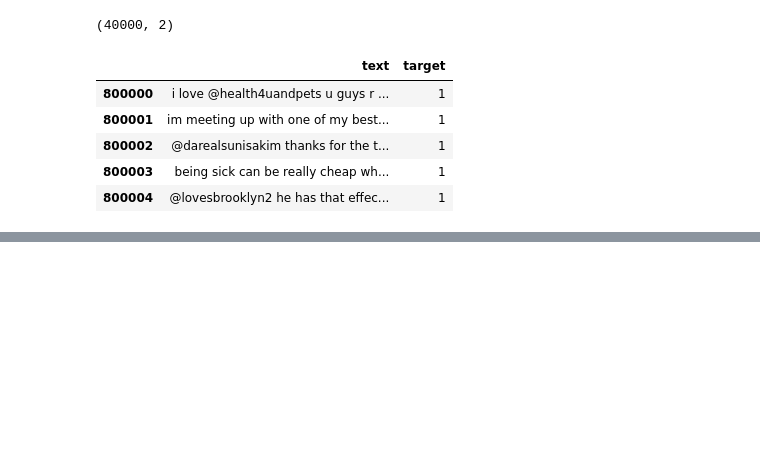
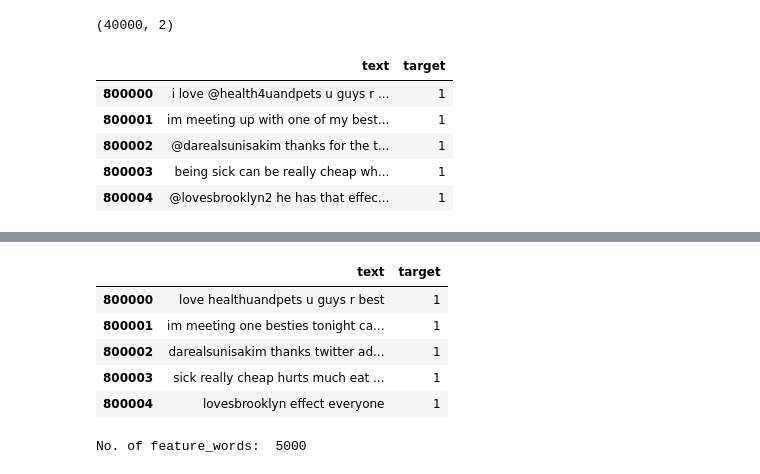
Before and after one commit to shayan-naghizade/ML_Practice, a Jupyter notebook: Sentiment Analysis with SVM/code.ipynb, the cells around one changed output, grey strips where cells are left out. Saved outputs shown, nothing was run; the diff lists cells and outputs as text; code cells hidden in the pictures; blank space fills up the shorter version.

```diff
--- a/Sentiment Analysis with SVM/code.ipynb
+++ b/Sentiment Analysis with SVM/code.ipynb
@@ -107,0 +250,11 @@ df['text'] = df['text'].apply(remove_stopwords)
+# %%
+ndata=df
+ndata['text'] = df['text'].apply(lambda x: ' '.join(x) )
+ndata.head()
+# %% [output]
+|  | text | target |
+| 800000 | love healthuandpets u guys r best | 1 |
+| 800001 | im meeting one besties tonight ca... | 1 |
+| 800002 | darealsunisakim thanks twitter ad... | 1 |
+| 800003 | sick really cheap hurts much eat ... | 1 |
+| 800004 | lovesbrooklyn effect everyone | 1 |
@@ -107,0 +267,7 @@ df['text'] = df['text'].apply(remove_stopwords)
+# %%
+from sklearn.feature_extraction.text import TfidfVectorizer
+vectoriser = TfidfVectorizer(ngram_range=(1,2), max_features=5000)
+vectoriser.fit(X_train)
+print('No. of feature_words: ', len(vectoriser.get_feature_names_out()))
+# %% [output]
+No. of feature_words:  5000
```
Also changed, not shown: parts of 25 cells of this notebook, 3 other files.
